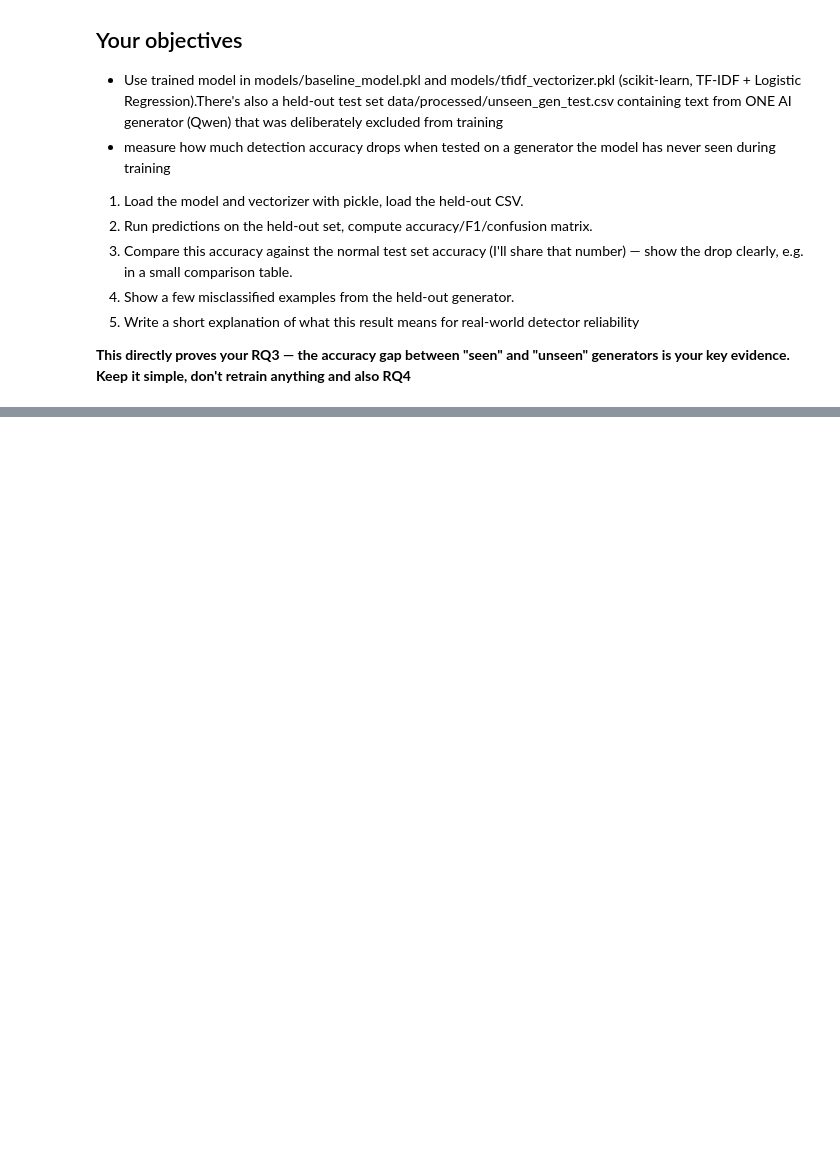
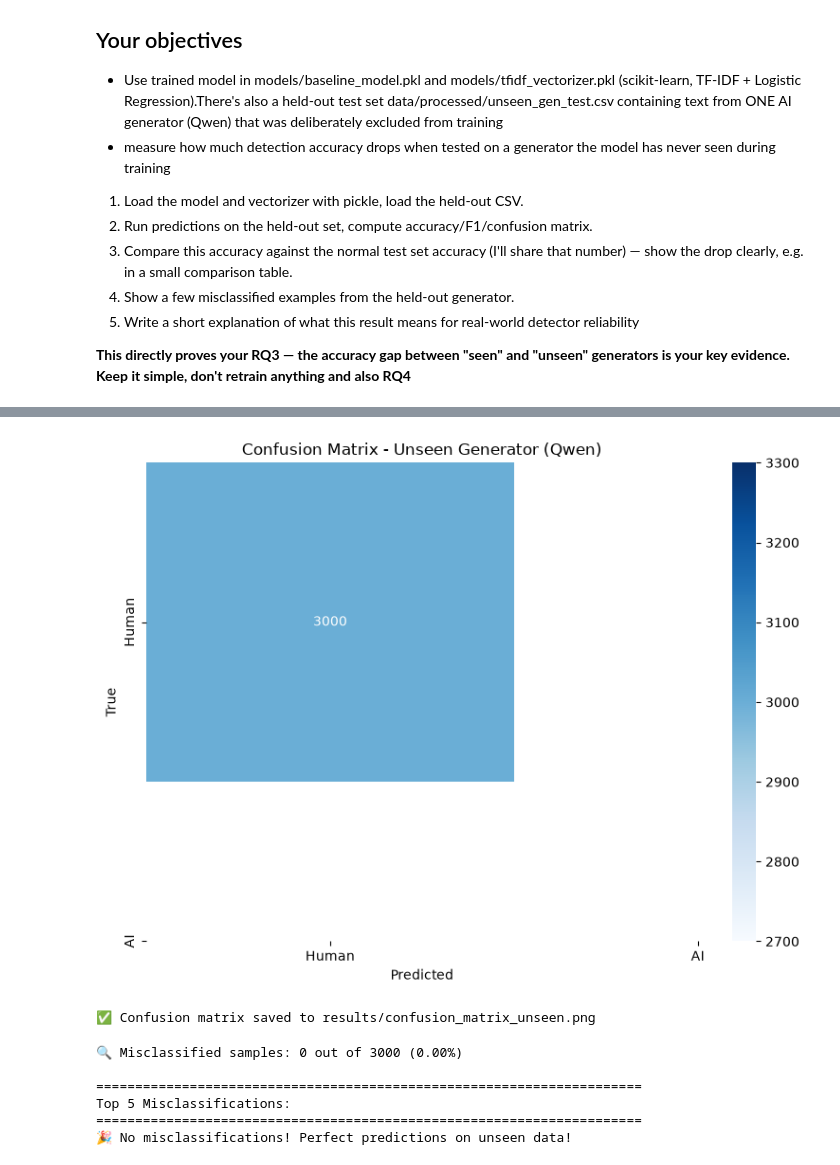
Before and after one commit to musharraf-Mac/AI-Text-Detection-NIA, a Jupyter notebook: notebooks/04_obj4_unsee_gen.ipynb, the cells around one changed output, grey strips where cells are left out. Cells and saved outputs as stored; diff of their text form; code cells hidden in the pictures; blank space fills up the shorter version.

Commit message:
Complete Objective 4: Qwen generalization with 100% accuracy

```diff
--- a/notebooks/04_obj4_unsee_gen.ipynb
+++ b/notebooks/04_obj4_unsee_gen.ipynb
@@ -27,0 +396,19 @@ result = predict_batch(held_out)
+# %%
+# Cell 9: Calculate metrics for unseen generator
+from sklearn.metrics import accuracy_score, f1_score, precision_score, recall_score, confusion_matrix
+
+print("📊 Computing metrics for unseen generator...")
+
+unseen_accuracy = accuracy_score(y_true, y_pred)
+unseen_f1 = f1_score(y_true, y_pred, average='weighted')
+unseen_precision = precision_score(y_true, y_pred, average='weighted')
+unseen_recall = recall_score(y_true, y_pred, average='weighted')
+conf_matrix = confusion_matrix(y_true, y_pred)
+
+print("\n📊 Unseen Generator (Qwen) Performance:")
+print("-"*40)
+print(f"Accuracy:  {unseen_accuracy:.4f}")
+print(f"F1 Score:  {unseen_f1:.4f}")
+print(f"Precision: {unseen_precision:.4f}")
+print(f"Recall:    {unseen_recall:.4f}")
+print("-"*40)
@@ -27,0 +459,50 @@ result = predict_batch(held_out)
+# %%
+# Cell 11: Plot confusion matrix
+import matplotlib.pyplot as plt
+import seaborn as sns
+
+fig, ax = plt.subplots(figsize=(8, 6))
+sns.heatmap(conf_matrix, annot=True, fmt='d', cmap='Blues',
+            xticklabels=['Human', 'AI'],
+            yticklabels=['Human', 'AI'],
+            ax=ax)
+ax.set_xlabel('Predicted')
+ax.set_ylabel('True')
+ax.set_title('Confusion Matrix - Unseen Generator (Qwen)')
+
+plt.tight_layout()
+plt.savefig('../results/confusion_matrix_unseen.png', dpi=300, bbox_inches='tight')
+plt.show()
+print("✅ Confusion matrix saved to results/confusion_matrix_unseen.png")
+# %% [output]
+[figure, added]
+✅ Confusion matrix saved to results/confusion_matrix_unseen.png
+# %%
+# Cell 12: Show misclassified examples
+misclassified = held_out_df[y_true != y_pred].copy()
+misclassified['predicted'] = y_pred[y_true != y_pred]
+
+print(f"\n🔍 Misclassified samples: {len(misclassified)} out of {len(held_out_df)} ({len(misclassified)/len(held_out_df)*100:.2f}%)")
+print("\n" + "="*70)
+print("Top 5 Misclassifications:")
+print("="*70)
+
+if len(misclassified) > 0:
+    for idx, row in misclassified.head(5).iterrows():
+        true_label = "AI" if row['label_encoded'] == 1 else "Human"
+        pred_label = "AI" if row['predicted'] == 1 else "Human"
+        text_preview = row['cleaned_text'][:200] + "..." if len(row['cleaned_text']) > 200 else row['cleaned_text']
+
+        print(f"\n[Sample {idx}]")
+        print(f"True: {true_label} | Predicted: {pred_label}")
+        print(f"Text: {text_preview}")
+        print("-"*70)
+else:
+    print("🎉 No misclassifications! Perfect predictions on unseen data!")
+# %% [output]
+🔍 Misclassified samples: 0 out of 3000 (0.00%)
+
+======================================================================
+Top 5 Misclassifications:
+======================================================================
+🎉 No misclassifications! Perfect predictions on unseen data!
```
Also changed, not shown: parts of 31 cells of this notebook, 12 other files.
